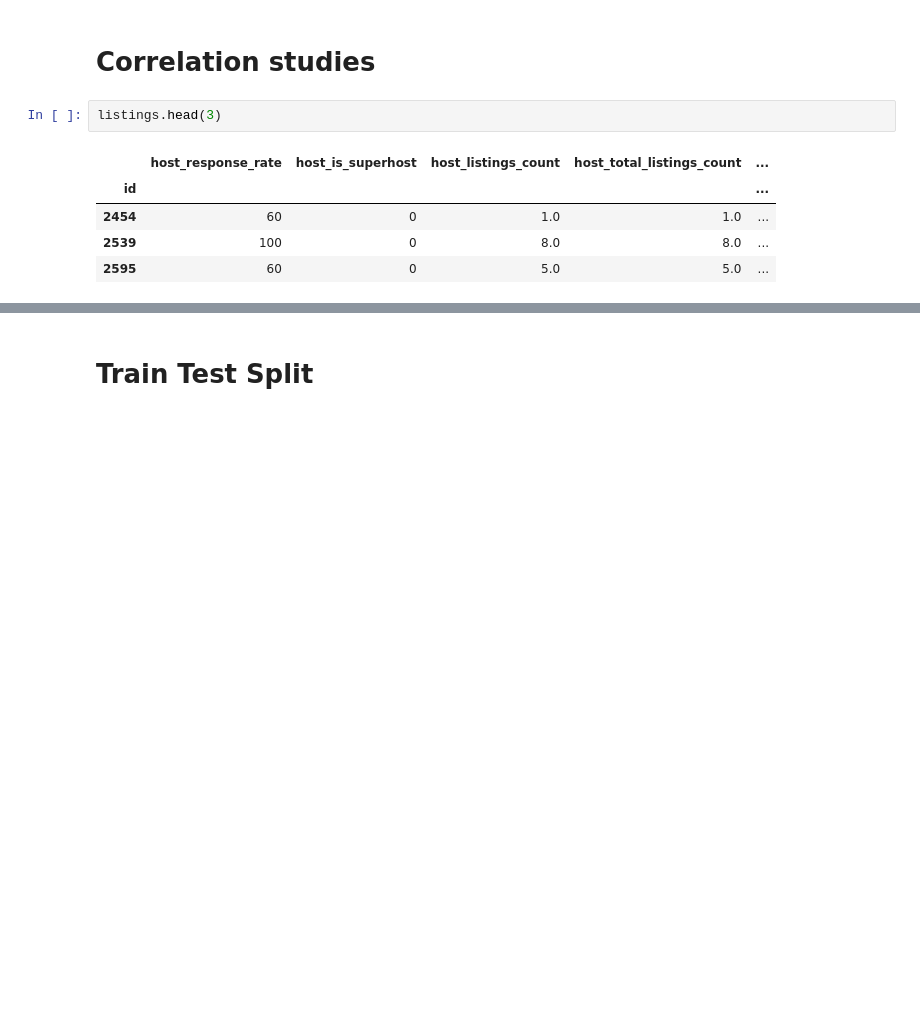
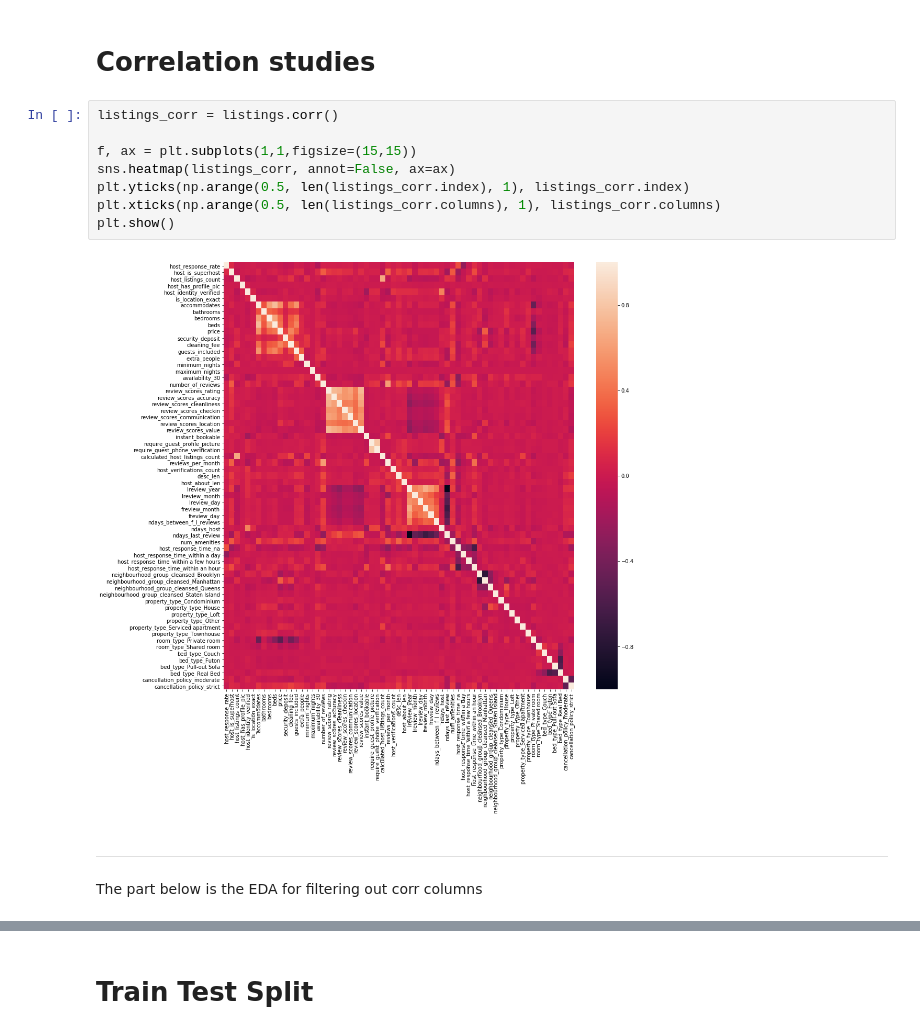
Before and after one commit to principal-miners/listings, a Jupyter notebook: ssh/RAW Modelling.ipynb, the cells around one changed output, grey strips where cells are left out. Saved outputs shown, nothing was run; the diff lists cells and outputs as text; blank space fills up the shorter version.

```diff
--- a/ssh/RAW Modelling.ipynb
+++ b/ssh/RAW Modelling.ipynb
@@ -74,14 +74,20 @@ def roundto(row, base=5):
 listings["price"] = listings["price"].apply(roundto)
 # %% [markdown]
 # Correlation studies
-# %%
-listings.head(3)
-# %% [output]
-|  | host_response_rate | host_is_superhost | host_listings_count | host_total_listings_count | ... |
-| id |  |  |  |  | ... |
-| 2454 | 60 | 0 | 1.0 | 1.0 | ... |
-| 2539 | 100 | 0 | 8.0 | 8.0 | ... |
-| 2595 | 60 | 0 | 5.0 | 5.0 | ... |
+# %%
+listings_corr = listings.corr()
+
+f, ax = plt.subplots(1,1,figsize=(15,15))
+sns.heatmap(listings_corr, annot=False, ax=ax)
+plt.yticks(np.arange(0.5, len(listings_corr.index), 1), listings_corr.index)
+plt.xticks(np.arange(0.5, len(listings_corr.columns), 1), listings_corr.columns)
+plt.show()
+# %% [output]
+[figure, added]
+# %% [markdown]
+------------------------------------
+# %% [markdown]
+The part below is the EDA for filtering out corr columns
 # %%
 corr_cols = ["host_response_rate", "host_listings_count", "host_total_listings_count", "accommodates", "bathrooms", "bedrooms", "beds", "security_deposit", "cleaning_fee", "guests_included", "extra_people",
             "minimum_nights", "maximum_nights", "minimum_minimum_nights", "maximum_minimum_nights", "minimum_maximum_nights", "maximum_maximum_nights", "minimum_nights_avg_ntm", "maximum_nights_avg_ntm",
```
Also changed, not shown: parts of 6 cells of this notebook, 2 other files.
